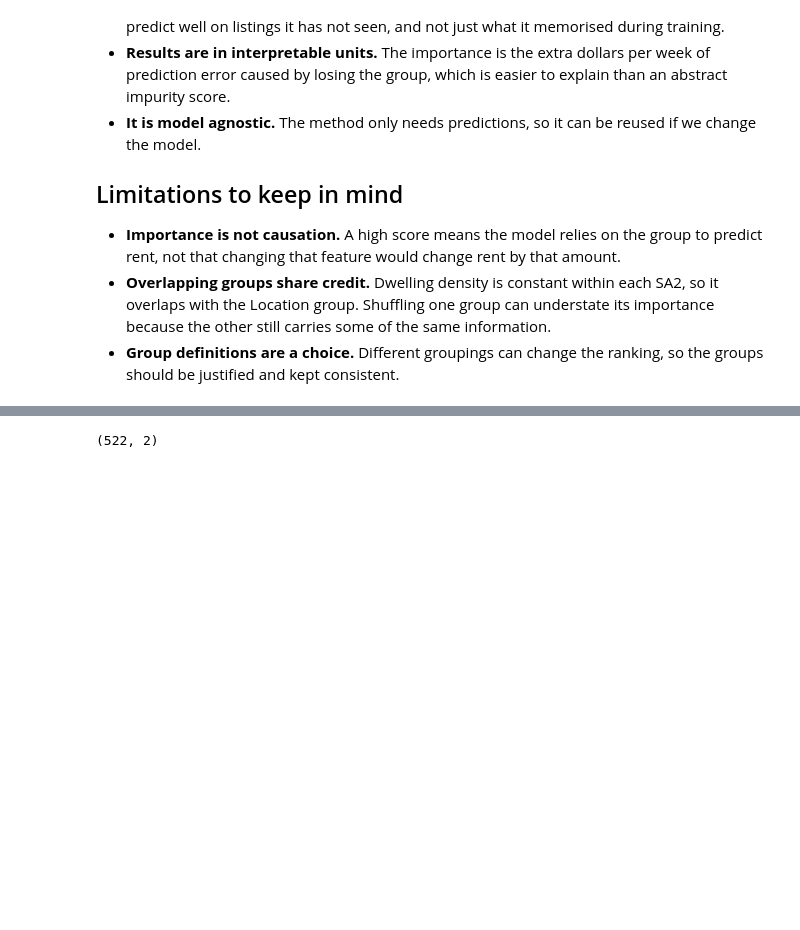
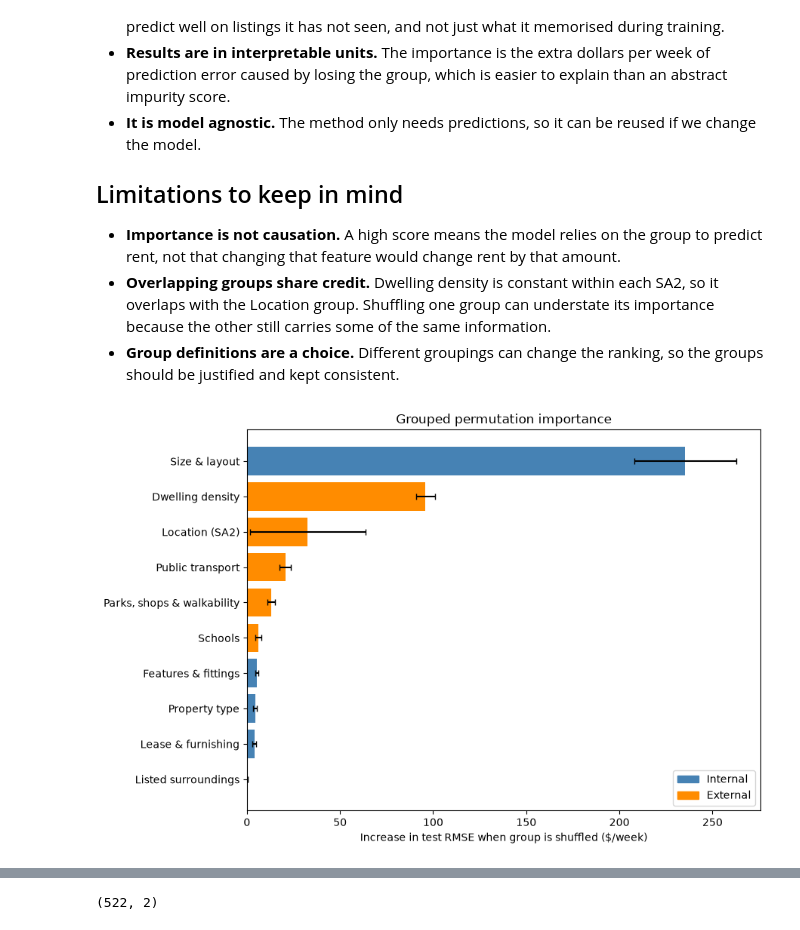
Before and after one commit to Aditya048/real-estate-industry-project, a Jupyter notebook: modelling/rfr.ipynb, the cells around one changed output, grey strips where cells are left out. Saved outputs shown, nothing was run; the diff lists cells and outputs as text; code cells hidden in the pictures; blank space fills up the shorter version.

Commit message:
Edited grouped importance code

```diff
--- a/modelling/rfr.ipynb
+++ b/modelling/rfr.ipynb
@@ -494,0 +495,9 @@ plt.show()
+# %%
+cols = list(X.columns)
+
+with open('X_columns.txt', 'w') as f:
+    f.write(f"Total columns: {len(cols)}\n\n")
+    for c in cols:
+        f.write(f"{c}\t{X[c].dtype}\n")
+
+print(f"Wrote {len(cols)} columns to X_columns.txt")
@@ -526,55 +537,76 @@ Our research question is about **internal vs external drivers of rent**, not abo
 - **Overlapping groups share credit.** Dwelling density is constant within each SA2, so it overlaps with the Location group. Shuffling one group can understate its importance because the other still carries some of the same information.
 - **Group definitions are a choice.** Different groupings can change the ranking, so the groups should be justified and kept consistent.
 # %%
+import numpy as np
+import pandas as pd
+import matplotlib.pyplot as plt
+from sklearn.metrics import mean_squared_error
+
 internal = {
-    'Property type':          [c for c in X.columns if c.startswith('property_type_')],
-    'Size & layout':          ['bedrooms', 'bathrooms', 'ensuites', 'car_spaces', 'num_levels', 'garage', 'has_garage', 'has_rooms'],
-    'Furnishing & lease':     ['furnished', 'partially_furnished', 'pets_allowed', 'long_term_lease', 'is_build_to_rent'],
-    'Features & fittings':    ['has_airconditioning', 'has_disability', 'has_internet', 'has_pool', 'has_spa', 'has_heating',
-                               'has_sport', 'has_granny_flat', 'has_eco', 'has_flooring', 'has_kitchen', 'has_laundry',
-                               'has_insulation', 'num_security_features'],
+    'Property type': [c for c in X.columns if c.startswith('property_type_')],
+    'Size & layout': ['bedrooms', 'bathrooms', 'ensuites', 'car_spaces',
+                      'num_levels', 'garage', 'has_garage', 'has_rooms', 'has_granny_flat'],
+    'Lease & furnishing': ['furnished', 'partially_furnished', 'pets_allowed',
+                           'long_term_lease', 'is_build_to_rent'],
+    'Features & fittings': ['has_airconditioning', 'has_heating', 'has_insulation', 'has_eco',
+                            'has_kitchen', 'has_laundry', 'has_flooring', 'has_internet',
+                            'has_pool', 'has_spa', 'has_sport', 'has_disability',
+                            'num_security_features'],
 }
 external = {
-    'Location (SA2)':         [c for c in X.columns if c.startswith('SA2_Name_')],
-    'Transport access':       ['transit_score', 'nearest_train_station_km', 'nearest_tram_stop_km', 'tram_stop_capped',
-                               'nearest_bus_stop_km', 'bus_stop_capped'],
-    'Schools':                ['nearest_school_km', 'school_count_2km'],
-    'Parks & shops':          ['nearest_park_km', 'park_count_2km', 'nearest_supermarket_km', 'supermarket_count_4km'],
-    'Dwelling density':       ['dwellings_per_sq_km'],
-    'Area/attractions (listing-described)': ['has_area', 'has_attractions'],
+    'Location (SA2)': [c for c in X.columns if c.startswith('SA2_Name_')],
+    'Dwelling density': ['dwellings_per_sq_km'],
+    'Public transport': ['transit_score', 'nearest_train_station_km', 'nearest_tram_stop_km',
+                         'tram_stop_capped', 'nearest_bus_stop_km', 'bus_stop_capped'],
+    'Schools': ['nearest_school_km', 'school_count_2km'],
+    'Parks, shops & walkability': ['walk_score', 'nearest_park_km', 'park_count_2km',
+                                   'nearest_supermarket_km', 'supermarket_count_4km'],
+    'Listed surroundings': ['has_area', 'has_attractions'],
 }
+groups = {**internal, **external}
 
-# keep only columns that exist, and flag anything unassigned
-internal = {k: [c for c in v if c in X.columns] for k, v in internal.items()}
-external = {k: [c for c in v if c in X.columns] for k, v in external.items()}
-groups = {**internal, **external}
-assigned = {c for v in groups.values() for c in v}
-print("Unassigned columns (add these to a group):", [c for c in X.columns if c not in assigned])
+# ---- Check every column is in exactly one group ----
+all_grouped = [c for cols in groups.values() for c in cols]
+assert len(all_grouped) == len(set(all_grouped)), \
+    f"Columns in more than one group: {pd.Series(all_grouped)[pd.Series(all_grouped).duplicated()].tolist()}"
+missing = set(X_test.columns) - set(all_grouped)
+extra = set(all_grouped) - set(X_test.columns)
+assert not missing and not extra, f"Ungrouped: {sorted(missing)} | Not in X: {sorted(extra)}"
 
+# ---- Grouped permutation importance (test set) ----
 def group_permutation_importance(model, X_eval, y_eval, groups, n_repeats=10, seed=42):
     rng = np.random.default_rng(seed)
     base_rmse = np.sqrt(mean_squared_error(y_eval, model.predict(X_eval)))
     rows = []
     for name, cols in groups.items():
-        if not cols:
-            continue
         increases = []
         for _ in range(n_repeats):
             X_perm = X_eval.copy()
-            X_perm[cols] = X_eval[cols].values[rng.permutation(len(X_eval))]  # shuffle the group jointly
-            increases.append(np.sqrt(mean_squared_error(y_eval, model.predict(X_perm))) - base_rmse)
+            # one shared row permutation, so the group's columns stay consistent with each other
+            X_perm[cols] = X_eval[cols].to_numpy()[rng.permutation(len(X_eval))]
+            rmse = np.sqrt(mean_squared_error(y_eval, model.predict(X_perm)))
+            increases.append(rmse - base_rmse)
         rows.append((name, np.mean(increases), np.std(increases)))
-    return pd.DataFrame(rows, columns=['group', 'rmse_increase', 'std']).sort_values('rmse_increase')
+    return pd.DataFrame(rows, columns=['group', 'rmse_increase', 'std'])
 
 gi = group_permutation_importance(model, X_test, y_test, groups)
-gi['type'] = gi['group'].map(lambda g: 'Internal' if g in internal else 'External')
+gi['type'] = np.where(gi['group'].isin(internal), 'Internal', 'External')
+gi = gi.sort_values('rmse_increase')
 
+# ---- Plot ----
 colors = gi['type'].map({'Internal': 'steelblue', 'External': 'darkorange'})
-plt.figure(figsize=(9, 6))
-plt.barh(gi['group'], gi['rmse_increase'], xerr=gi['std'], color=colors)
-plt.xlabel('Increase in test RMSE when group is shuffled ($/week)')
-plt.title('Grouped permutation importance (blue = internal, orange = external)')
-plt.tight_layout(); plt.show()
+fig, ax = plt.subplots(figsize=(9, 6))
+ax.barh(gi['group'], gi['rmse_increase'], xerr=gi['std'], color=colors, capsize=3)
+ax.set_xlabel('Increase in test RMSE when group is shuffled ($/week)')
+ax.set_title('Grouped permutation importance')
+ax.legend(handles=[plt.Rectangle((0, 0), 1, 1, color='steelblue'),
+                   plt.Rectangle((0, 0), 1, 1, color='darkorange')],
+          labels=['Internal', 'External'], loc='lower right')
+plt.tight_layout()
+plt.show()
 
-print(gi.groupby('type')['rmse_increase'].sum())  # rough internal vs external comparison
+print(gi.sort_values('rmse_increase', ascending=False).round(2).to_string(index=False))
+print("\nTotal by type (rough comparison only; overlapping groups share credit):")
+print(gi.groupby('type')['rmse_increase'].sum().round(2))
 # %% [output]
+[figure, new version]
```
Also changed, not shown: parts of 3 cells of this notebook.
